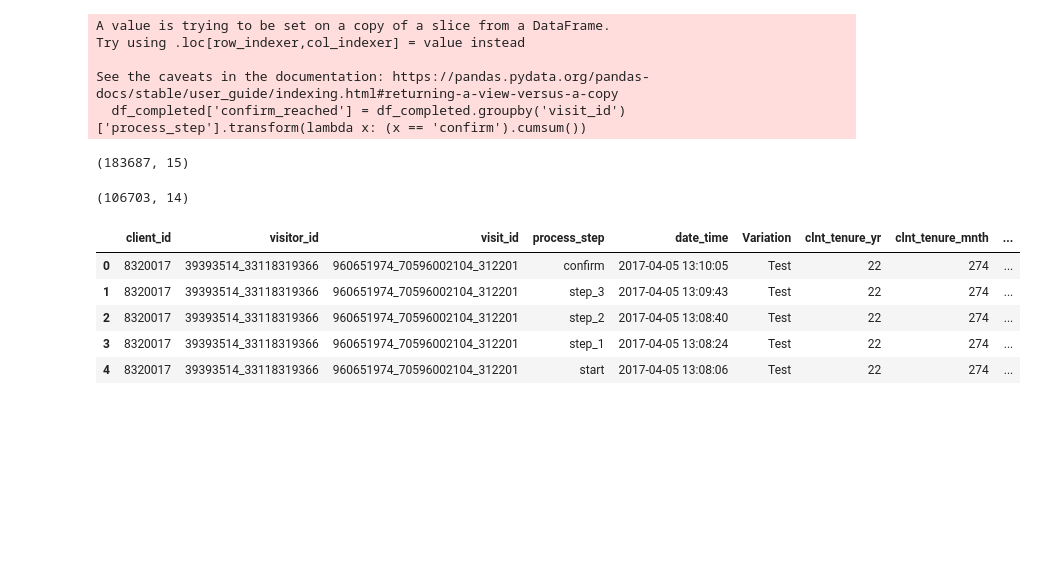
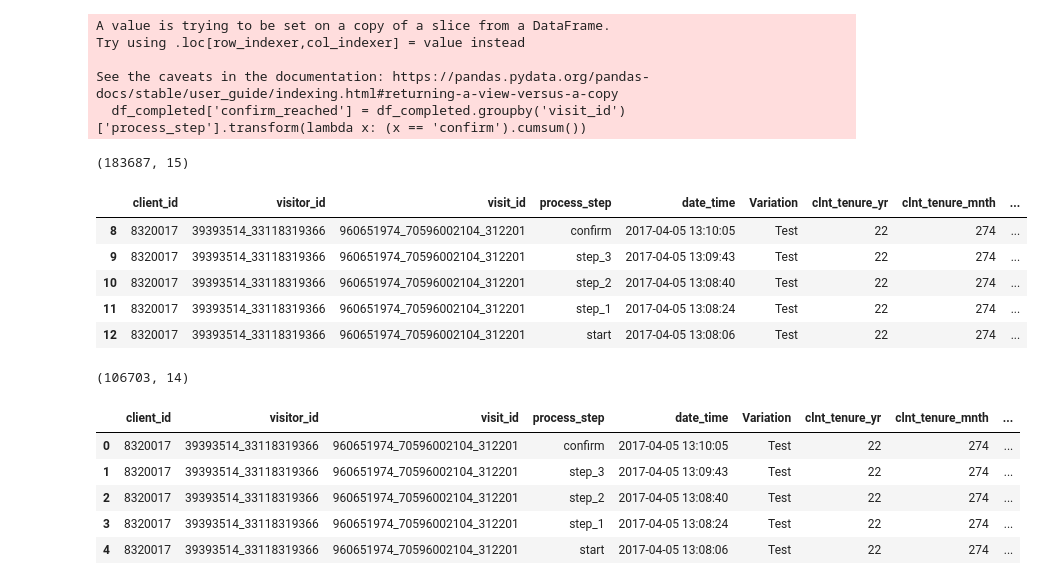
Before and after one commit to PaolaGaray/vanguard-ab-test, a Jupyter notebook: notebooks/funnel_analysis.ipynb, the cells around one changed output. Saved outputs shown, nothing was run; the diff lists cells and outputs as text; code cells hidden in the pictures; blank space fills up the shorter version.

```diff
--- a/notebooks/funnel_analysis.ipynb
+++ b/notebooks/funnel_analysis.ipynb
@@ -57,6 +57,15 @@ See the caveats in the documentation: https://pandas.pydata.org/pandas-docs/stab
 df_completed.shape
 # %% [output]
 (183687, 15)
+# %%
+df_completed.head()
+# %% [output]
+|  | client_id | visitor_id | visit_id | process_step | date_time | Variation | clnt_tenure_yr | clnt_tenure_mnth | ... |
+| 8 | 8320017 | 39393514_33118319366 | 960651974_70596002104_312201 | confirm | 2017-04-05 13:10:05 | Test | 22 | 274 | ... |
+| 9 | 8320017 | 39393514_33118319366 | 960651974_70596002104_312201 | step_3 | 2017-04-05 13:09:43 | Test | 22 | 274 | ... |
+| 10 | 8320017 | 39393514_33118319366 | 960651974_70596002104_312201 | step_2 | 2017-04-05 13:08:40 | Test | 22 | 274 | ... |
+| 11 | 8320017 | 39393514_33118319366 | 960651974_70596002104_312201 | step_1 | 2017-04-05 13:08:24 | Test | 22 | 274 | ... |
+| 12 | 8320017 | 39393514_33118319366 | 960651974_70596002104_312201 | start | 2017-04-05 13:08:06 | Test | 22 | 274 | ... |
 # %%
 # Now, let's prepare the Falied case data
 
```
Also changed, not shown: parts of 1 cell of this notebook, 3 other files.
